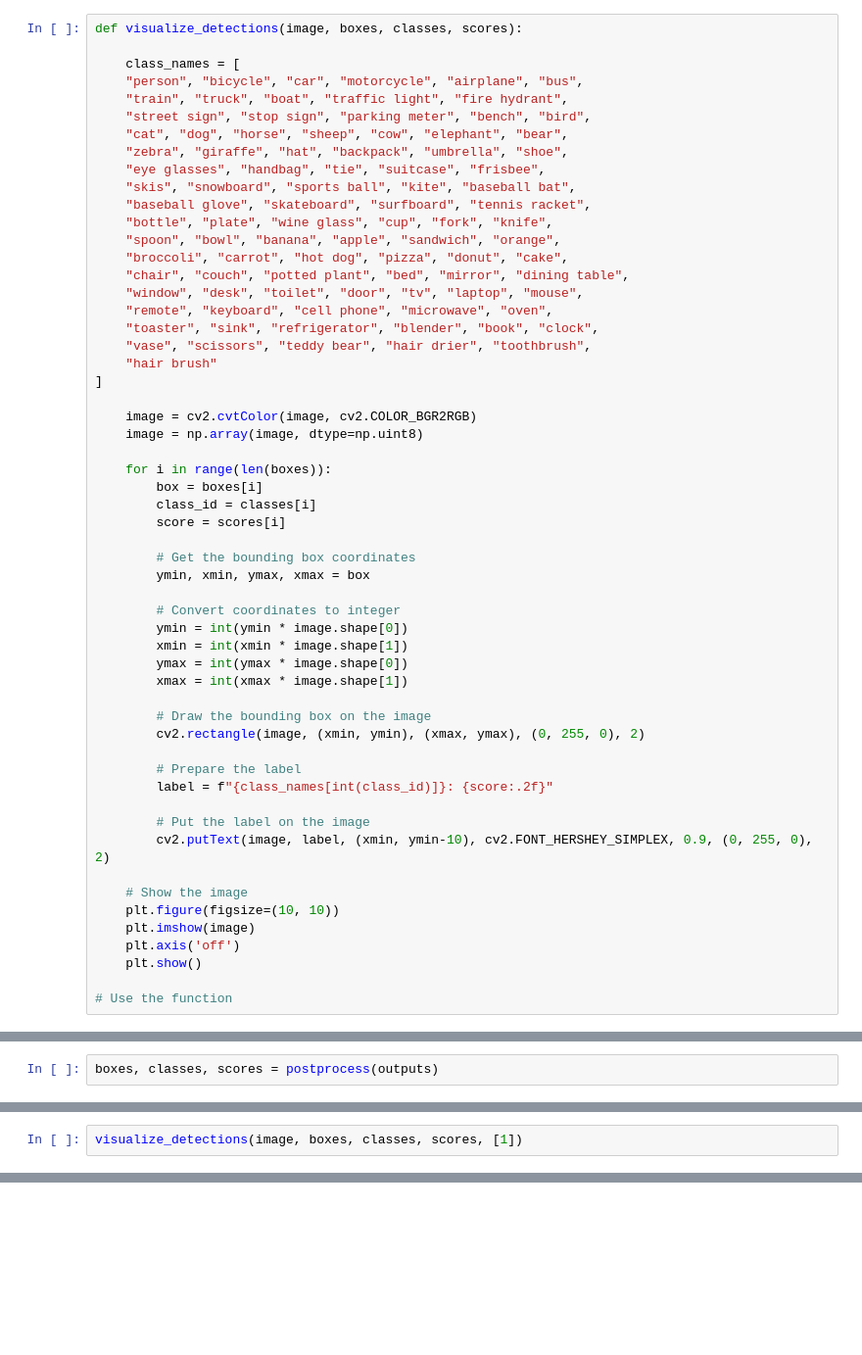
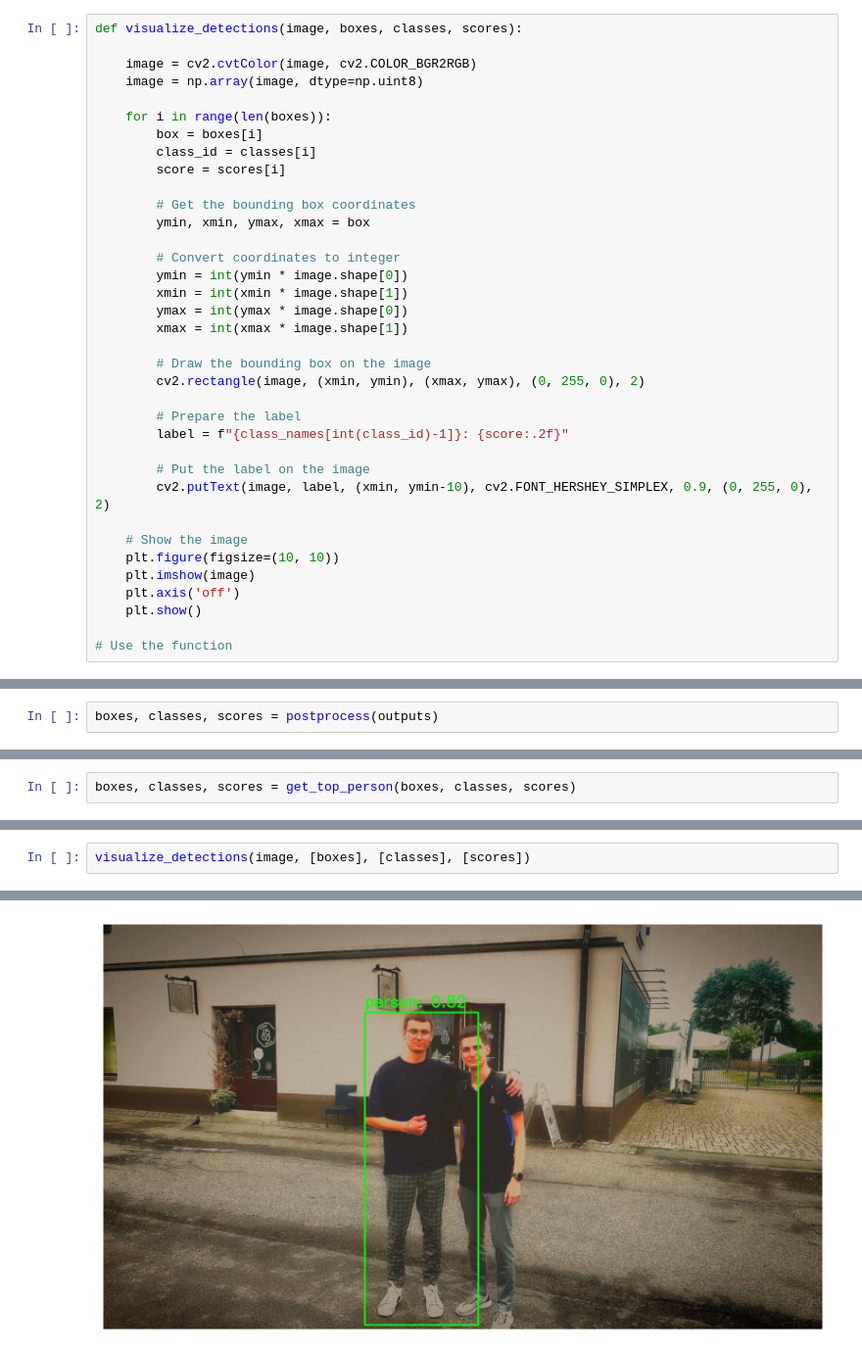
Before and after one commit to fastprodman/aimbot, a Jupyter notebook: testing.ipynb, the cells around one changed output, grey strips where cells are left out. Shown: that part at 98% size. Cells and saved outputs as stored; diff of their text form; blank space fills up the shorter version.

```diff
--- a/testing.ipynb
+++ b/testing.ipynb
@@ -47,25 +87,5 @@ def postprocess(outputs):
 # %%
 def visualize_detections(image, boxes, classes, scores):
-
-    class_names = [
-    "person", "bicycle", "car", "motorcycle", "airplane", "bus",
-    "train", "truck", "boat", "traffic light", "fire hydrant",
-    "street sign", "stop sign", "parking meter", "bench", "bird",
-    "cat", "dog", "horse", "sheep", "cow", "elephant", "bear",
-    "zebra", "giraffe", "hat", "backpack", "umbrella", "shoe",
-    "eye glasses", "handbag", "tie", "suitcase", "frisbee",
-    "skis", "snowboard", "sports ball", "kite", "baseball bat",
-    "baseball glove", "skateboard", "surfboard", "tennis racket",
-    "bottle", "plate", "wine glass", "cup", "fork", "knife",
-    "spoon", "bowl", "banana", "apple", "sandwich", "orange",
-    "broccoli", "carrot", "hot dog", "pizza", "donut", "cake",
-    "chair", "couch", "potted plant", "bed", "mirror", "dining table",
-    "window", "desk", "toilet", "door", "tv", "laptop", "mouse",
-    "remote", "keyboard", "cell phone", "microwave", "oven",
-    "toaster", "sink", "refrigerator", "blender", "book", "clock",
-    "vase", "scissors", "teddy bear", "hair drier", "toothbrush",
-    "hair brush"
-]
 
     image = cv2.cvtColor(image, cv2.COLOR_BGR2RGB)
     image = np.array(image, dtype=np.uint8)
@@ -88,7 +108,7 @@ def visualize_detections(image, boxes, classes, scores):
         cv2.rectangle(image, (xmin, ymin), (xmax, ymax), (0, 255, 0), 2)
 
         # Prepare the label
-        label = f"{class_names[int(class_id)]}: {score:.2f}"
+        label = f"{class_names[int(class_id)-1]}: {score:.2f}"
 
         # Put the label on the image
         cv2.putText(image, label, (xmin, ymin-10), cv2.FONT_HERSHEY_SIMPLEX, 0.9, (0, 255, 0), 2)
@@ -121,0 +146,2 @@ boxes, classes, scores = postprocess(outputs)
+# %%
+boxes, classes, scores = get_top_person(boxes, classes, scores)
@@ -122,3 +154,3 @@ boxes, classes, scores = postprocess(outputs)
 # %%
-visualize_detections(image, boxes, classes, scores, [1])
+visualize_detections(image, [boxes], [classes], [scores])
 # %% [output]
@@ -125,0 +157 @@ IndexError: list index out of range
+[figure, added]
```
Also changed, not shown: parts of 6 cells of this notebook, 1 other file.
